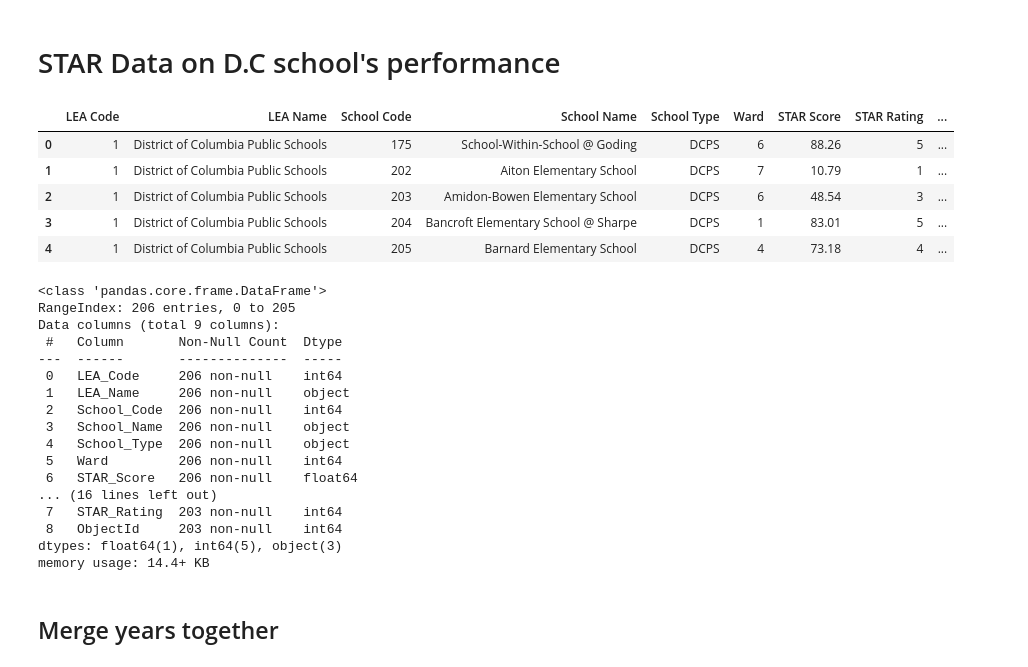
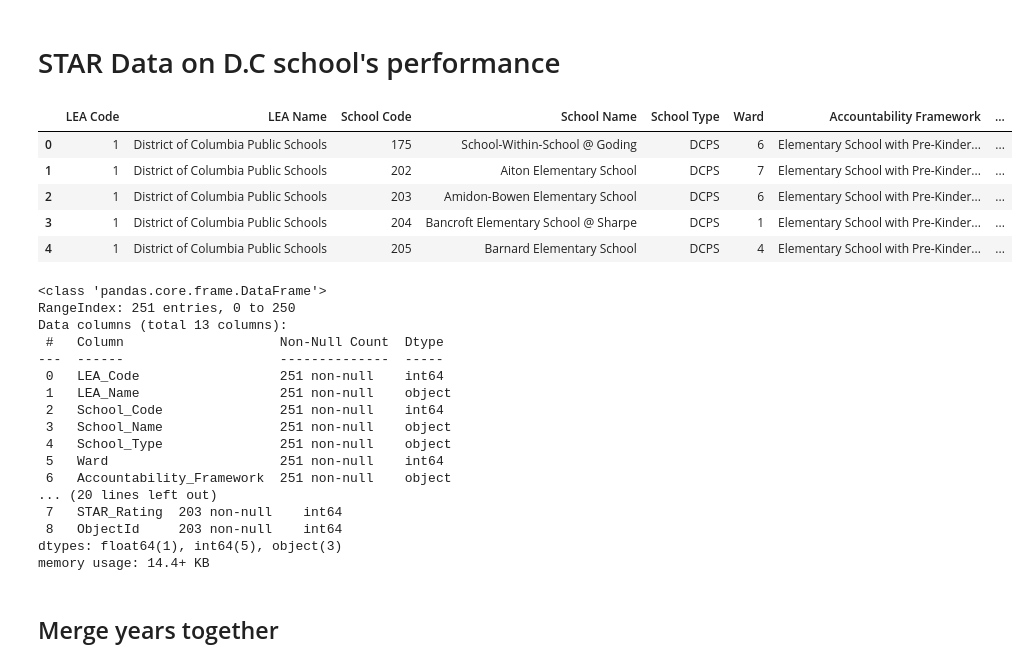
Before and after one commit to shiuanC/DC-Public-Schools-analysis, a Jupyter notebook: code/01_pullSTARdata.ipynb, the cells around one changed output. Saved outputs shown, nothing was run; the diff lists cells and outputs as text; code cells hidden in the pictures.

```diff
--- a/code/01_pullSTARdata.ipynb
+++ b/code/01_pullSTARdata.ipynb
@@ -8,18 +8,19 @@ from itertools import combinations
 # %%
 path = "../Dataset/"
 # %%
-star_19 = pd.read_excel("../Dataset/OSSEDC/2019/2019 DC School Report Card Aggregate Public Data_.xlsx", sheet_name='STAR Scores')
+star_19 = pd.read_csv('../Dataset/OSSEDC/2019/2019_STAR_Score.csv')
 star_18 = pd.read_csv('../Dataset/OSSEDC/2018/2018_STAR_Score.csv')
 star_19.head()
 #star_18.head()
 # %% [output]
-|  | LEA Code | LEA Name | School Code | School Name | School Type | Ward | STAR Score | STAR Rating | ... |
-| 0 | 1 | District of Columbia Public Schools | 175 | School-Within-School @ Goding | DCPS | 6 | 88.26 | 5 | ... |
-| 1 | 1 | District of Columbia Public Schools | 202 | Aiton Elementary School | DCPS | 7 | 10.79 | 1 | ... |
-| 2 | 1 | District of Columbia Public Schools | 203 | Amidon-Bowen Elementary School | DCPS | 6 | 48.54 | 3 | ... |
-| 3 | 1 | District of Columbia Public Schools | 204 | Bancroft Elementary School @ Sharpe | DCPS | 1 | 83.01 | 5 | ... |
-| 4 | 1 | District of Columbia Public Schools | 205 | Barnard Elementary School | DCPS | 4 | 73.18 | 4 | ... |
+|  | LEA Code | LEA Name | School Code | School Name | School Type | Ward | Accountability Framework | ... |
+| 0 | 1 | District of Columbia Public Schools | 175 | School-Within-School @ Goding | DCPS | 6 | Elementary School with Pre-Kinder... | ... |
+| 1 | 1 | District of Columbia Public Schools | 202 | Aiton Elementary School | DCPS | 7 | Elementary School with Pre-Kinder... | ... |
+| 2 | 1 | District of Columbia Public Schools | 203 | Amidon-Bowen Elementary School | DCPS | 6 | Elementary School with Pre-Kinder... | ... |
+| 3 | 1 | District of Columbia Public Schools | 204 | Bancroft Elementary School @ Sharpe | DCPS | 1 | Elementary School with Pre-Kinder... | ... |
+| 4 | 1 | District of Columbia Public Schools | 205 | Barnard Elementary School | DCPS | 4 | Elementary School with Pre-Kinder... | ... |
 # %%
+star_19.columns = star_19.columns.str.replace("Framework_", "")
 star_19.columns = star_19.columns.str.replace(" ", "_")
 #star_19 = star_19.drop(['School_Year'], axis=1)
 
@@ -29,18 +30,18 @@ star_19.info()
 star_18.info()
 # %% [output]
 <class 'pandas.core.frame.DataFrame'>
-RangeIndex: 206 entries, 0 to 205
-Data columns (total 9 columns):
- #   Column       Non-Null Count  Dtype
----  ------       --------------  -----
- 0   LEA_Code     206 non-null    int64
- 1   LEA_Name     206 non-null    object
- 2   School_Code  206 non-null    int64
- 3   School_Name  206 non-null    object
- 4   School_Type  206 non-null    object
- 5   Ward         206 non-null    int64
- 6   STAR_Score   206 non-null    float64
-... (16 lines left out)
+RangeIndex: 251 entries, 0 to 250
+Data columns (total 13 columns):
+ #   Column                    Non-Null Count  Dtype
+---  ------                    --------------  -----
+ 0   LEA_Code                  251 non-null    int64
+ 1   LEA_Name                  251 non-null    object
+ 2   School_Code               251 non-null    int64
+ 3   School_Name               251 non-null    object
+ 4   School_Type               251 non-null    object
+ 5   Ward                      251 non-null    int64
+ 6   Accountability_Framework  251 non-null    object
+... (20 lines left out)
  7   STAR_Rating  203 non-null    int64
  8   ObjectId     203 non-null    int64
 dtypes: float64(1), int64(5), object(3)
```
Also changed, not shown: parts of 2 cells of this notebook, 2 other files.
